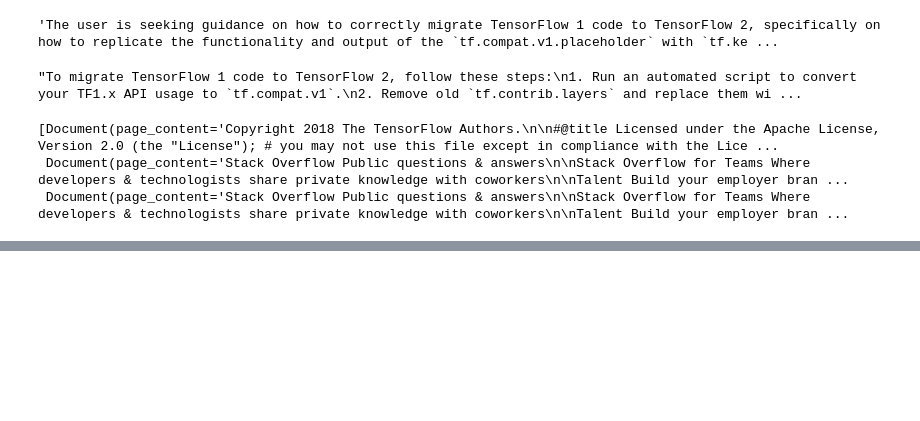
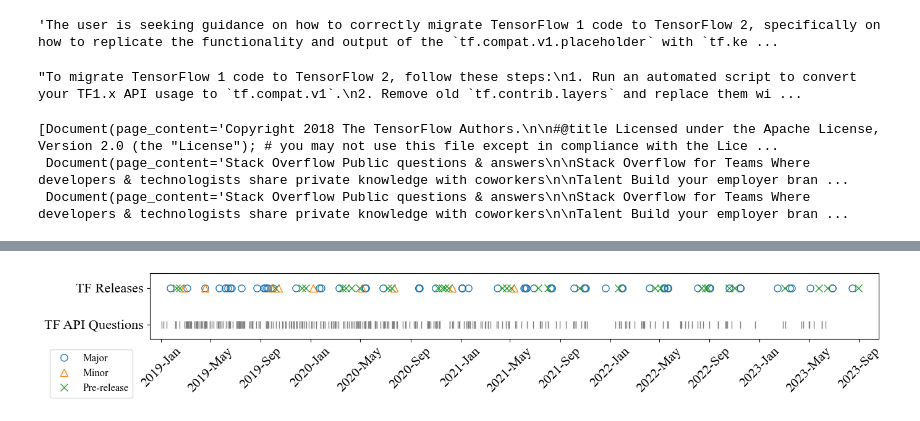
Before and after one commit to sharukat/docchameleon, a Jupyter notebook: doc_customizer_llm/customizer.ipynb, the cells around one changed output, grey strips where cells are left out. Saved outputs shown, nothing was run; the diff lists cells and outputs as text; code cells hidden in the pictures; blank space fills up the shorter version.

```diff
--- a/doc_customizer_llm/customizer.ipynb
+++ b/doc_customizer_llm/customizer.ipynb
@@ -709,0 +845,9 @@ docs
+# %%
+from datetime import datetime
+
+creation_date = pd.read_csv(os.path.join(s.DATA_PATH, "QueryResults.csv"))
+doc_related_question = doc_related_question.merge(creation_date, on="QuestionId", how="inner")
+doc_related_question['CreationDate'] = doc_related_question['CreationDate'].apply(lambda x: datetime.strptime(x, "%Y-%m-%d %H:%M:%S"))
+doc_related_question = doc_related_question[doc_related_question['CreationDate'] < pd.to_datetime('2023-09-01')]
+doc_related_question = doc_related_question[doc_related_question['CreationDate'] > pd.to_datetime('2019-01-01')]
+doc_related_question
@@ -709,0 +868,7 @@ docs
+# %%
+tf_releases = pd.read_csv(os.path.join(s.DATA_PATH, "tf_releases.csv"))
+date_format = '%Y, %m, %d'
+
+# Convert the string column to datetime format
+tf_releases['Date'] = pd.to_datetime(tf_releases['Date'], format=date_format)
+tf_releases
@@ -709,0 +897,4 @@ docs
+# %%
+tf_releases = tf_releases[tf_releases['Date'] < pd.to_datetime('2023-09-01')]
+tf_releases = tf_releases[tf_releases['Date'] > pd.to_datetime('2019-01-01')]
+tf_releases
@@ -709,0 +915,58 @@ docs
+# %%
+import pandas as pd
+from matplotlib import dates as mdates
+from matplotlib import pyplot as plt
+import matplotlib.font_manager as font_manager
+
+# Define marker based on release type
+markers = {'Major': 'o', 'Minor': '^', 'Pre-release': 'x'}
+
+fig, ax = plt.subplots(figsize=(14, 2.5))
+
+
+# Plot the data points with markers
+for release_type, release_data in tf_releases.groupby('Release Type'):
+    ax.plot(release_data['Date'], [1 for _ in range(len(release_data))], marker=markers[release_type], linestyle='', label=release_type, markersize=8, markerfacecolor='none', markeredgewidth=1)
+
+second_dates = doc_related_question['CreationDate']  # Modify based on your dataframe column name
+
+# Plot x marks for second row (without labels)
+ax.plot(second_dates, [0 for _ in range(len(second_dates))], marker='|', linestyle='', color='gray', markersize=8, markerfacecolor='none', markeredgewidth=1)
+
+# Set x-axis limits and format ticks
+buffer = (tf_releases['Date'].max() - tf_releases['Date'].min()) * 0.03  # Add 5% buffer on each side
+ax.set_xlim(tf_releases['Date'].min() - buffer, tf_releases['Date'].max() + buffer)
+ax.xaxis.set_major_locator(mdates.MonthLocator(interval=4))
+ax.xaxis.set_major_formatter(mdates.DateFormatter('%Y-%b'))
+
+plt.xticks(rotation=45)
+
+# Remove y-axis
+# ax.get_yaxis().set_visible(False)
+ax.set_ylim(-0.4, 1.4)
+
+# Set y-axis ticks and labels manually
+ax.set_yticks([0, 1])
+ytick_labels = ax.set_yticklabels(['TF API Questions', 'TF Releases'], color='black')  # Get label objects
+# plt.setp(ytick_labels, rotation=45)
+
+prop = font_manager.FontProperties(family="Times New Roman")
+plt.rcParams['font.family'] = prop.get_name()
+plt.rcParams['font.size'] = 14
+
+# Add legend
+handles, labels = ax.get_legend_handles_labels()
+legend_prop = {'size': 12}
+
+# Place the legend outside the plot (adjust bbox_to_anchor as needed)
+plt.legend(handles, labels, loc='upper center', bbox_to_anchor=(-0.08, -0.08), prop=legend_prop)
+
+# Set title and labels
+# plt.title('Release Timeline')
+# plt.xlabel('Date')
+
+plt.tight_layout()
+plt.savefig(os.path.join(s.DATA_PATH, 'release_timeline.pdf'), format='pdf', bbox_inches='tight')
+plt.show()
+# %% [output]
+[figure, added]
```
Also changed, not shown: parts of 16 cells of this notebook, 29 other files.
